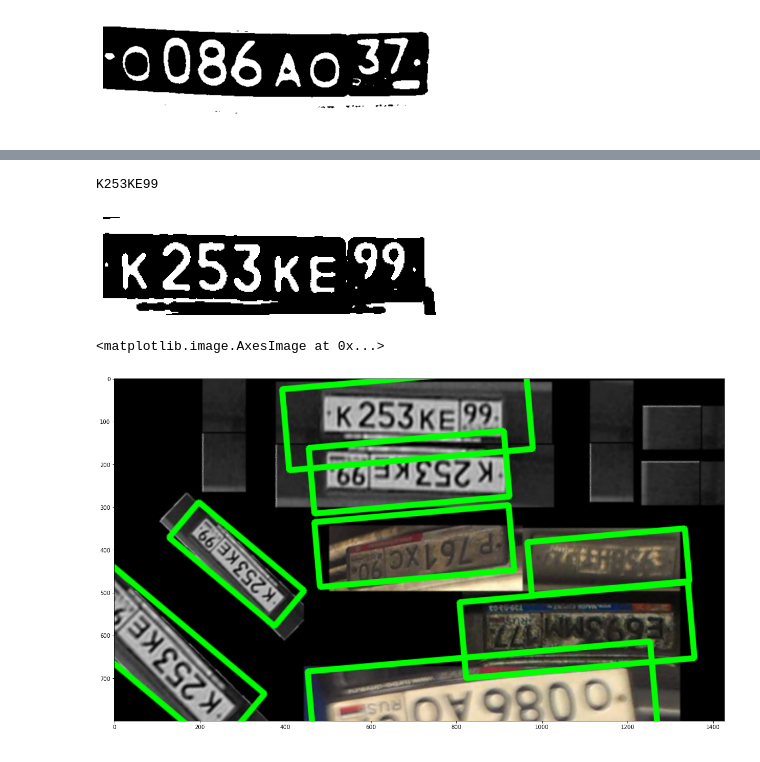
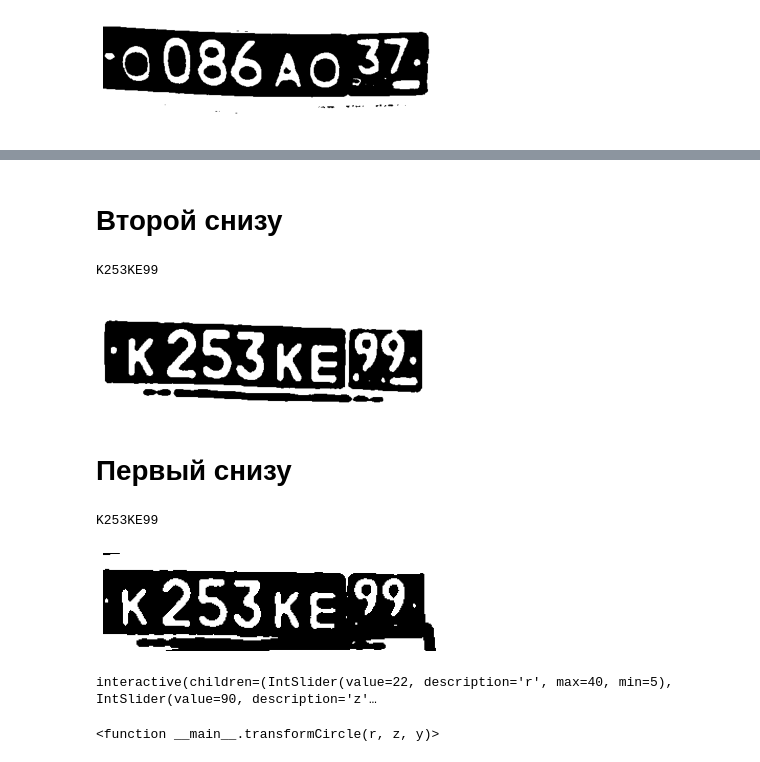
Before and after one commit to InColumi/CV_Project, a Jupyter notebook: Task4/License plates.ipynb, the cells around one changed output, grey strips where cells are left out. Cells and saved outputs as stored; diff of their text form; code cells hidden in the pictures.

```diff
--- a/Task4/License plates.ipynb
+++ b/Task4/License plates.ipynb
@@ -100,10 +100,3 @@ def carplate_extract(image):
             carplate_img = image[y+15:y+h-10 ,x+15:x+w-20]
 
     return carplate_img
-# %%
-def enlarge_img(image, scale_percent):
-    width = int(image.shape[1] * scale_percent / 100)
-    height = int(image.shape[0] * scale_percent / 100)
-    dim = (width, height)
-    resized_image = cv2.resize(image, dim, interpolation = cv2.INTER_AREA)
-    return resized_image
@@ -156 +139,19 @@ K253KE99
+# %% [markdown]
+# Второй снизу
+# %%
+carplate_extract_img = carplate_extract(carplate_img_rgb)
+carplate_extract_img = enlarge_img(carplate_extract_img, 150)
+#plt.imshow(carplate_extract_img);
+
+carplate_extract_img_gray = cv2.cvtColor(carplate_extract_img, cv2.COLOR_RGB2GRAY)
+_, carplate_extract_bin = cv2.threshold(carplate_extract_img_gray, 123, 255, cv2.THRESH_BINARY_INV)
+plt.axis('off')
+plt.imshow(carplate_extract_bin, cmap = 'gray');
+
+print(pytesseract.image_to_string(carplate_extract_bin, config = f'--psm 8 --oem 3 -c tessedit_char_whitelist=ABCDEFGHIJKLMNOPQRSTUVWXYZ0123456789'))
+# %% [output]
+K253KE99
+[figure]
+# %% [markdown]
+# Первый снизу
 # %%
@@ -169,12 +170,24 @@ print(pytesseract.image_to_string(carplate_extract_bin_2, config = f'--psm 8 --o
 # %% [output]
 K253KE99
 [figure]
-# %%
-matrix3 = cv2.getRotationMatrix2D((width/2, height/2), 185, 2.0)
-plate_rotated = cv2.warpAffine(final_result, matrix3, (width, height))
-
-plt.figure(figsize=(20,20))
-plt.imshow(plate_rotated)
-# %% [output]
-<matplotlib.image.AxesImage at 0x...>
-[figure, removed]
+# %%
+from ipywidgets import interact, interactive, fixed, interact_manual
+import ipywidgets as widgets
+
+def transformCircle(r, z, y):
+    matrix3 = cv2.getRotationMatrix2D((width, height), r, y)
+    plate_rotated = cv2.warpAffine(final_result, matrix3, (width, height))
+    #plt.imshow(carplate_extract_img);
+
+    carplate_extract_img_2 = carplate_extract(plate_rotated)
+
+    carplate_extract_img_gray_2 = cv2.cvtColor(carplate_extract_img_2, cv2.COLOR_RGB2GRAY)
+    _, carplate_extract_bin_2 = cv2.threshold(carplate_extract_img_gray_2, z, 255, cv2.THRESH_BINARY_INV)
+    plt.axis('off')
+    plt.imshow(carplate_extract_bin_2, cmap = 'gray');
+    print(pytesseract.image_to_string(carplate_extract_bin_2, config = f'--psm 8 --oem 3 -c tessedit_char_whitelist=ABCDEFGHIJKLMNOPQRSTUVWXYZ0123456789'))
+
+interact(transformCircle, r=(5, 40), z = (0, 180), y = (1.0, 1.7, 0.01))
+# %% [output]
+interactive(children=(IntSlider(value=22, description='r', max=40, min=5), IntSlider(value=90, description='z'…
+<function __main__.transformCircle(r, z, y)>
```
Also changed, not shown: parts of 11 cells of this notebook.
